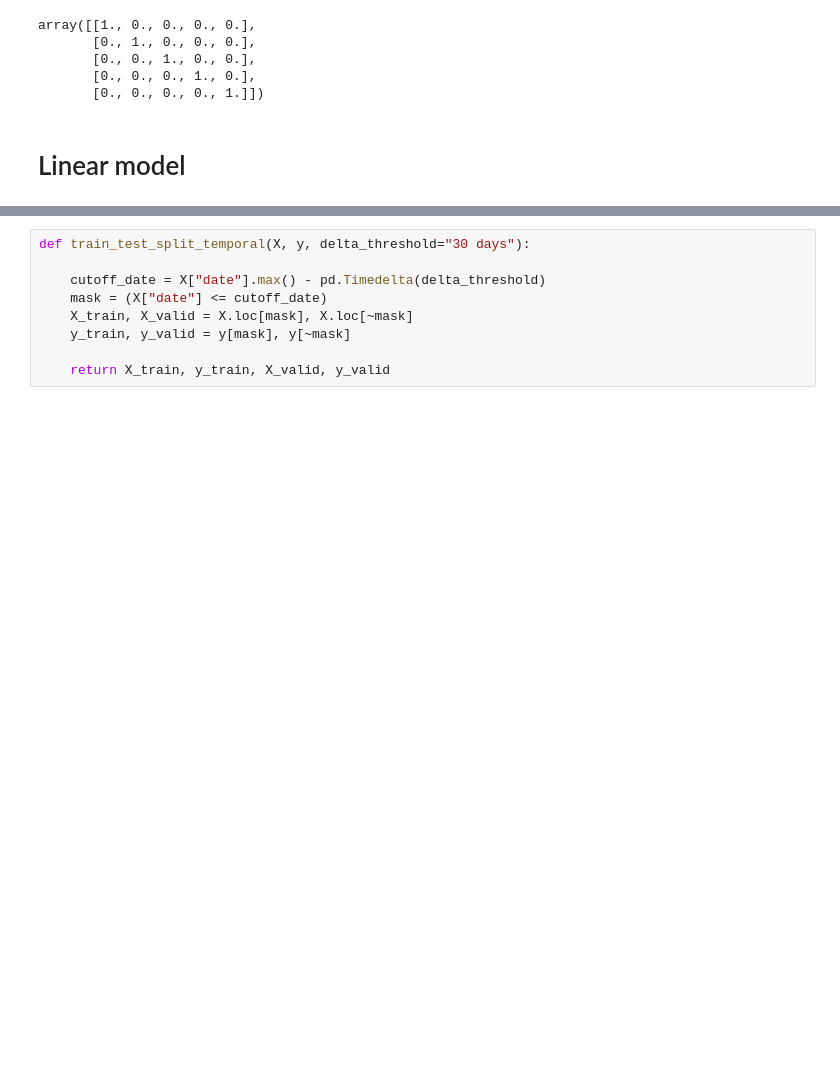
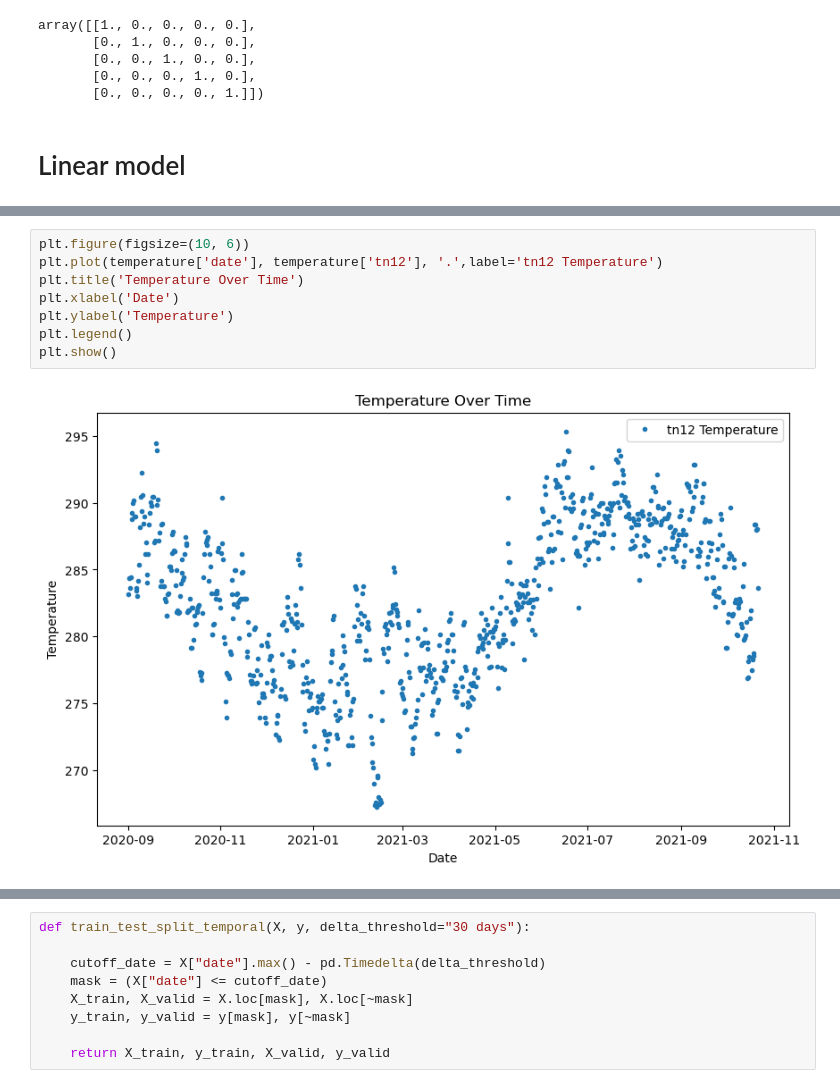
Before and after one commit to Turoc234/bike_counters_Malo_Artus, a Jupyter notebook: bike_simple.ipynb, the cells around one changed output, grey strips where cells are left out. Saved outputs shown, nothing was run; the diff lists cells and outputs as text; blank space fills up the shorter version.

```diff
--- a/bike_simple.ipynb
+++ b/bike_simple.ipynb
@@ -118,0 +150,10 @@ X.head(2)
+# %%
+plt.figure(figsize=(10, 6))
+plt.plot(temperature['date'], temperature['tn12'], '.',label='tn12 Temperature')
+plt.title('Temperature Over Time')
+plt.xlabel('Date')
+plt.ylabel('Temperature')
+plt.legend()
+plt.show()
+# %% [output]
+[figure, added]
```
Also changed, not shown: parts of 14 cells of this notebook.
